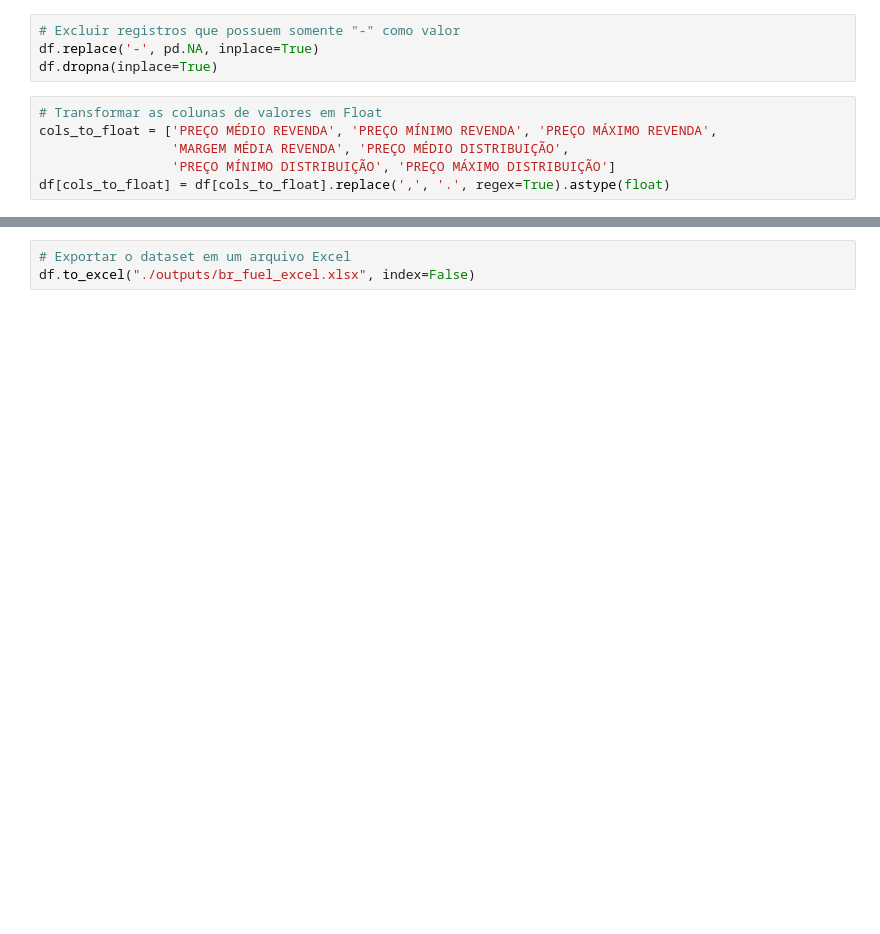
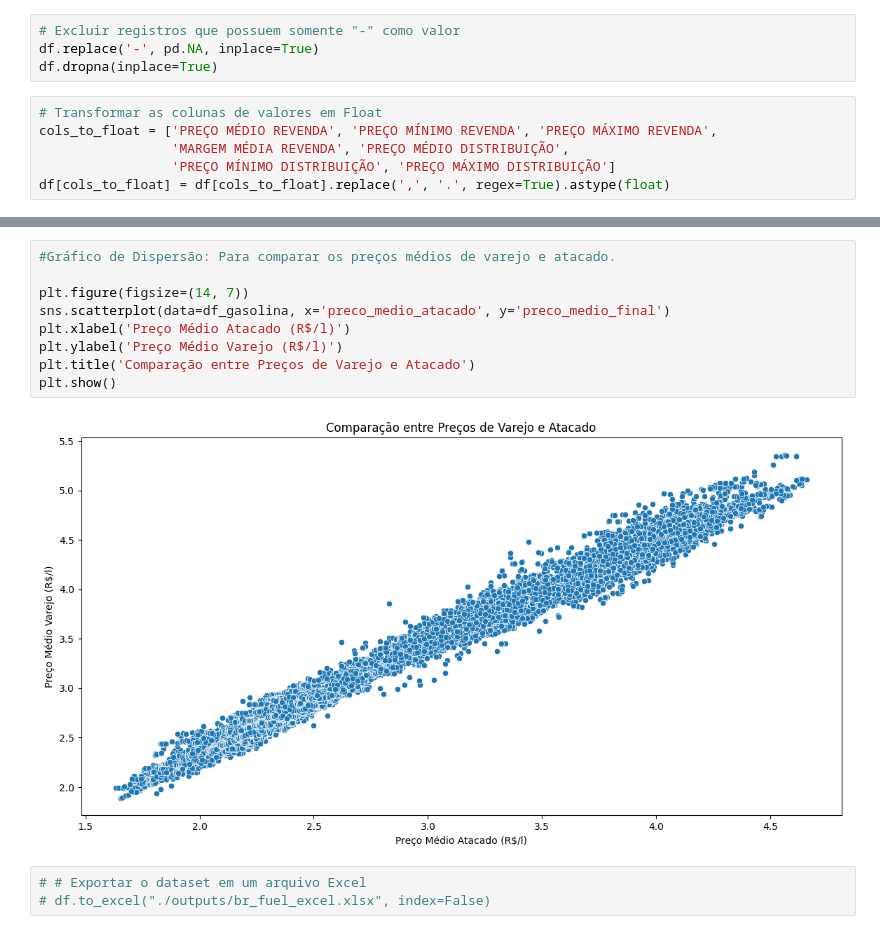
Before and after one commit to zec4o/fuel-data-analysis, a Jupyter notebook: fuel-data-analysis.ipynb, the cells around one changed output, grey strips where cells are left out. Cells and saved outputs as stored; diff of their text form; blank space fills up the shorter version.

```diff
--- a/fuel-data-analysis.ipynb
+++ b/fuel-data-analysis.ipynb
@@ -61,3 +225,14 @@ df = df[df['margem_media_revenda'] != -99999.0]
+# %%
+#Gráfico de Dispersão: Para comparar os preços médios de varejo e atacado.
+
+plt.figure(figsize=(14, 7))
+sns.scatterplot(data=df_gasolina, x='preco_medio_atacado', y='preco_medio_final')
+plt.xlabel('Preço Médio Atacado (R$/l)')
+plt.ylabel('Preço Médio Varejo (R$/l)')
+plt.title('Comparação entre Preços de Varejo e Atacado')
+plt.show()
+# %% [output]
+[figure, added]
 # %%
-# Exportar o dataset em um arquivo Excel
-df.to_excel("./outputs/br_fuel_excel.xlsx", index=False)
+# # Exportar o dataset em um arquivo Excel
+# df.to_excel("./outputs/br_fuel_excel.xlsx", index=False)
```
Also changed, not shown: parts of 11 cells of this notebook.
